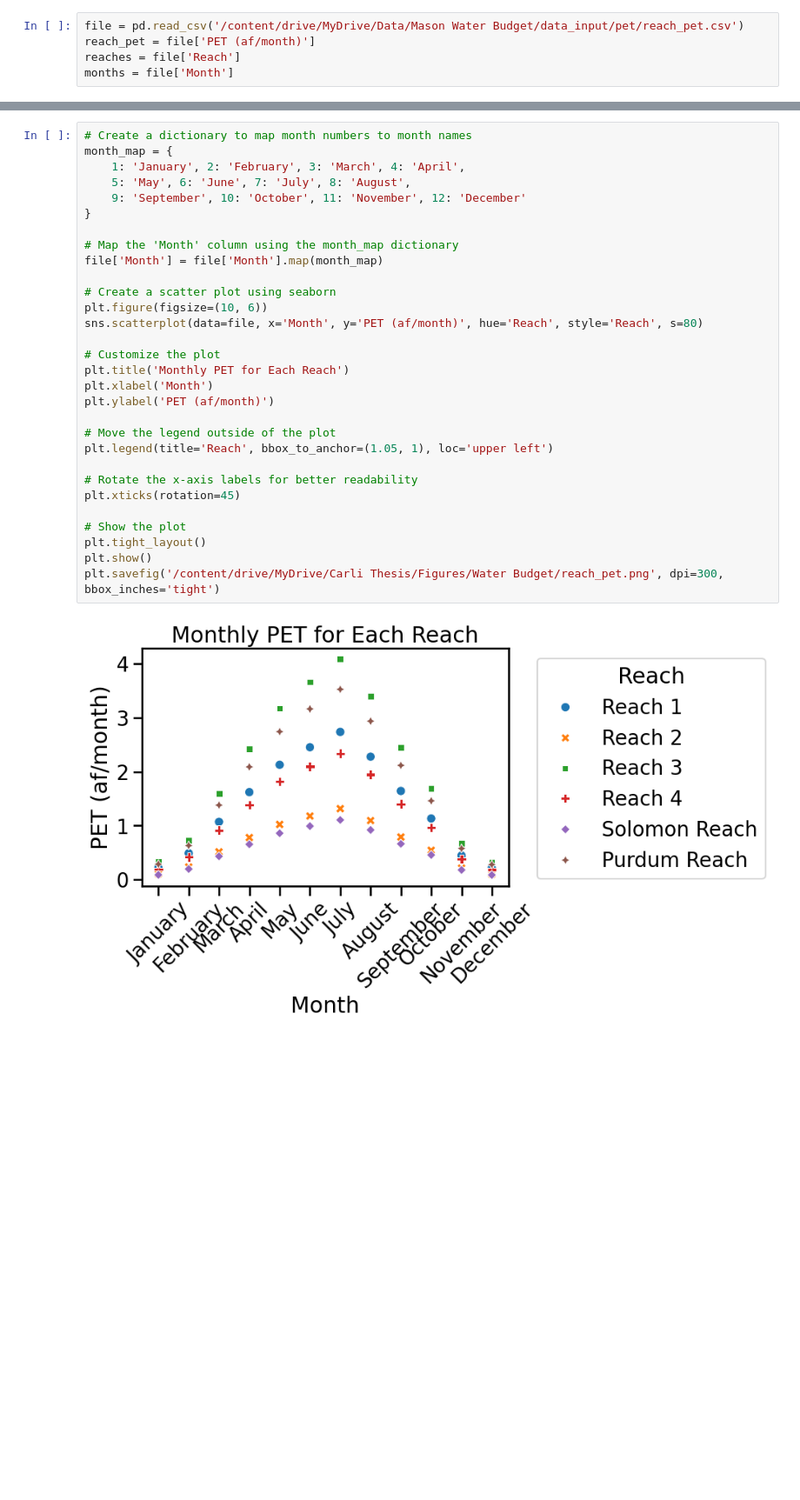
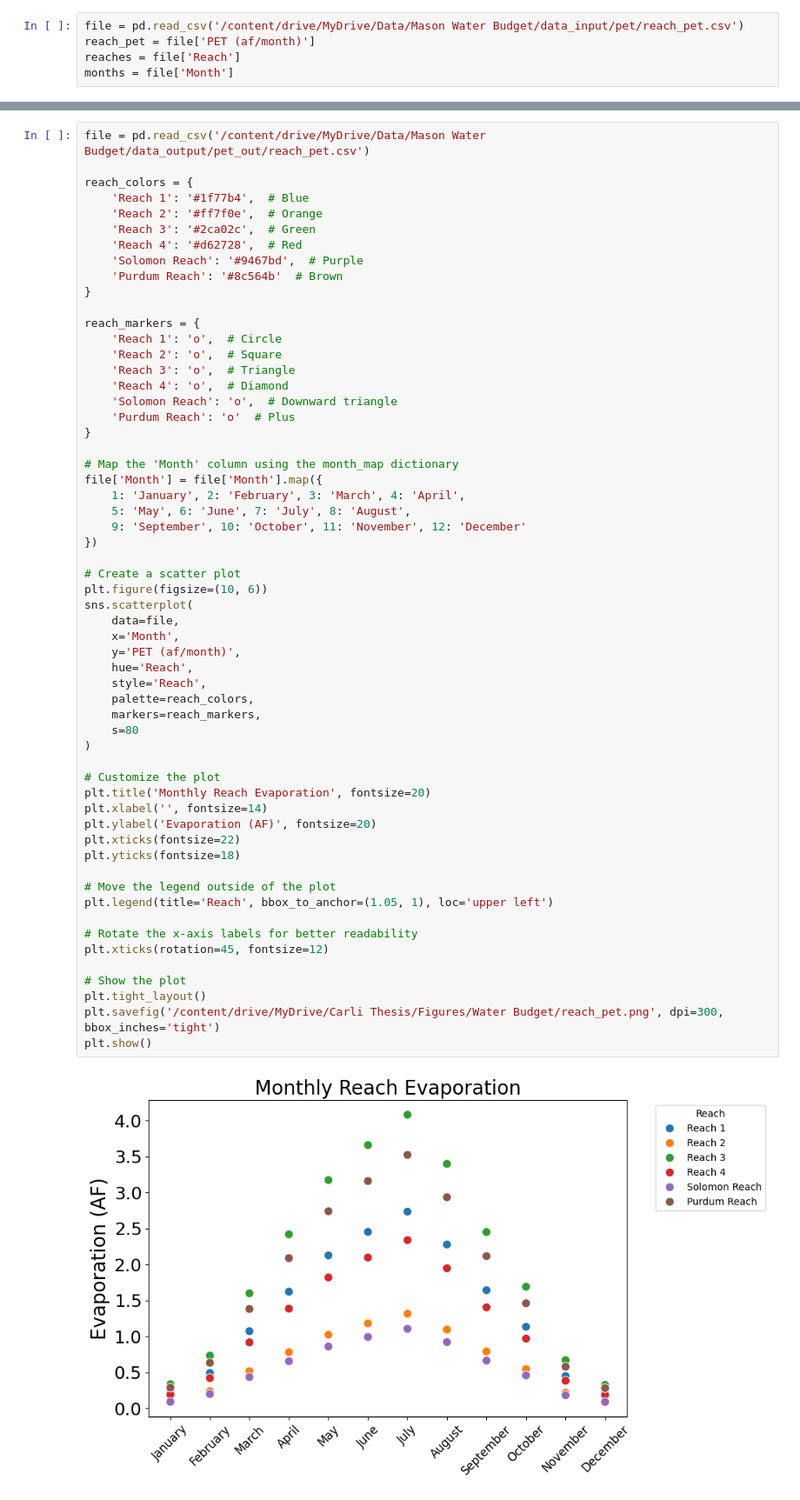
Before and after one commit to carlibeisel/mason_water_budget, a Jupyter notebook: reach_pet.ipynb, the cells around one changed output, grey strips where cells are left out. Shown at 87% size. Drawn from its saved outputs; the diff is of its cells as text; blank space fills up the shorter version.

```diff
--- a/reach_pet.ipynb
+++ b/reach_pet.ipynb
@@ -48,34 +48,62 @@ plt.show()
 # %% [output]
 [figure]
 # %%
-# Create a dictionary to map month numbers to month names
-month_map = {
+file = pd.read_csv('/content/drive/MyDrive/Data/Mason Water Budget/data_output/pet_out/reach_pet.csv')
+
+reach_colors = {
+    'Reach 1': '#1f77b4',  # Blue
+    'Reach 2': '#ff7f0e',  # Orange
+    'Reach 3': '#2ca02c',  # Green
+    'Reach 4': '#d62728',  # Red
+    'Solomon Reach': '#9467bd',  # Purple
+    'Purdum Reach': '#8c564b'  # Brown
+}
+
+reach_markers = {
+    'Reach 1': 'o',  # Circle
+    'Reach 2': 'o',  # Square
+    'Reach 3': 'o',  # Triangle
+    'Reach 4': 'o',  # Diamond
+    'Solomon Reach': 'o',  # Downward triangle
+    'Purdum Reach': 'o'  # Plus
+}
+
+# Map the 'Month' column using the month_map dictionary
+file['Month'] = file['Month'].map({
     1: 'January', 2: 'February', 3: 'March', 4: 'April',
     5: 'May', 6: 'June', 7: 'July', 8: 'August',
     9: 'September', 10: 'October', 11: 'November', 12: 'December'
-}
+})
 
-# Map the 'Month' column using the month_map dictionary
-file['Month'] = file['Month'].map(month_map)
-
-# Create a scatter plot using seaborn
+# Create a scatter plot
 plt.figure(figsize=(10, 6))
-sns.scatterplot(data=file, x='Month', y='PET (af/month)', hue='Reach', style='Reach', s=80)
+sns.scatterplot(
+    data=file,
+    x='Month',
+    y='PET (af/month)',
+    hue='Reach',
+    style='Reach',
+    palette=reach_colors,
+    markers=reach_markers,
+    s=80
+)
 
 # Customize the plot
-plt.title('Monthly PET for Each Reach')
-plt.xlabel('Month')
-plt.ylabel('PET (af/month)')
+plt.title('Monthly Reach Evaporation', fontsize=20)
+plt.xlabel('', fontsize=14)
+plt.ylabel('Evaporation (AF)', fontsize=20)
+plt.xticks(fontsize=22)
+plt.yticks(fontsize=18)
 
 # Move the legend outside of the plot
 plt.legend(title='Reach', bbox_to_anchor=(1.05, 1), loc='upper left')
 
 # Rotate the x-axis labels for better readability
-plt.xticks(rotation=45)
+plt.xticks(rotation=45, fontsize=12)
 
 # Show the plot
 plt.tight_layout()
+plt.savefig('/content/drive/MyDrive/Carli Thesis/Figures/Water Budget/reach_pet.png', dpi=300, bbox_inches='tight')
 plt.show()
-plt.savefig('/content/drive/MyDrive/Carli Thesis/Figures/Water Budget/reach_pet.png', dpi=300, bbox_inches='tight')
 # %% [output]
-[figure, old version]
+[figure, new version]
```
Also changed, not shown: parts of 3 cells of this notebook.
